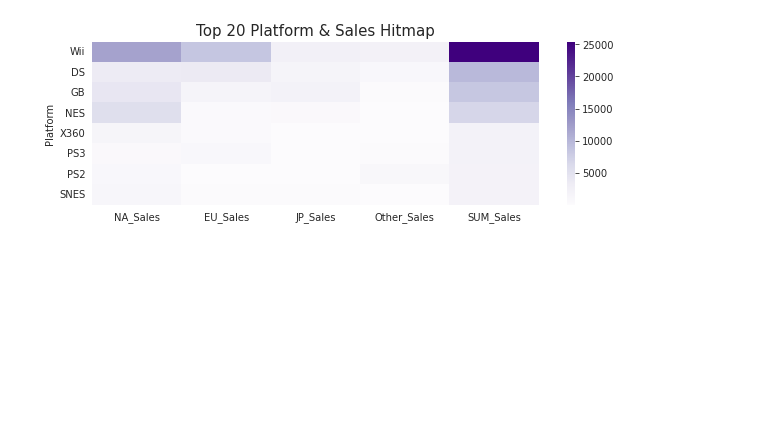
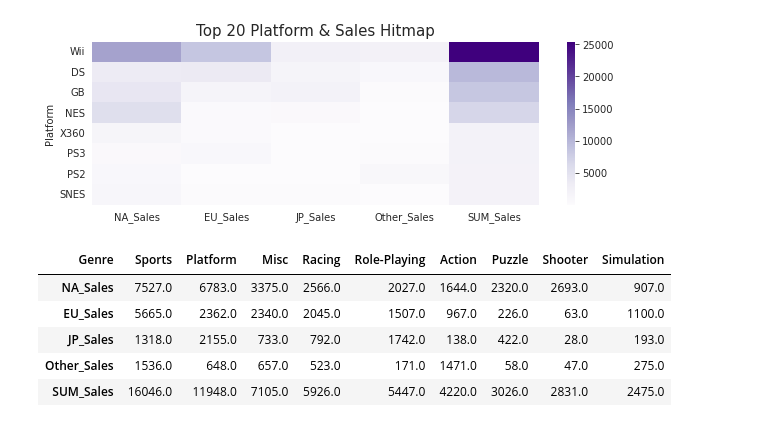
Before and after one commit to MinsooKwak/Project, a Jupyter notebook: AI_07_곽민수_Project1.ipynb, the cells around one changed output. Cells and saved outputs as stored; diff of their text form; code cells hidden in the pictures; blank space fills up the shorter version.

```diff
--- a/AI_07_곽민수_Project1.ipynb
+++ b/AI_07_곽민수_Project1.ipynb
@@ -2536,3 +2536,17 @@ sns.heatmap(gb2_platform_rank,cmap='Purples')
 # %% [output]
 <matplotlib.axes._subplots.AxesSubplot at 0x...>
 [figure]
+# %%
+gb2_genre_rank= upper_twothousand.groupby('Genre').sum()
+gb2_genre_rank = gb2_genre_rank.iloc[:,:]
+gb2_genre_rank = pd.DataFrame(gb2_genre_rank) #새로운 데이터 프레임 생성
+gb2_genre_rank = gb2_genre_rank.sort_values(by='SUM_Sales',ascending=False)
+gb2_genre_rank=gb2_genre_rank.T
+gb2_genre_rank
+# %% [output]
+| Genre | Sports | Platform | Misc | Racing | Role-Playing | Action | Puzzle | Shooter | Simulation |
+| NA_Sales | 7527.0 | 6783.0 | 3375.0 | 2566.0 | 2027.0 | 1644.0 | 2320.0 | 2693.0 | 907.0 |
+| EU_Sales | 5665.0 | 2362.0 | 2340.0 | 2045.0 | 1507.0 | 967.0 | 226.0 | 63.0 | 1100.0 |
+| JP_Sales | 1318.0 | 2155.0 | 733.0 | 792.0 | 1742.0 | 138.0 | 422.0 | 28.0 | 193.0 |
+| Other_Sales | 1536.0 | 648.0 | 657.0 | 523.0 | 171.0 | 1471.0 | 58.0 | 47.0 | 275.0 |
+| SUM_Sales | 16046.0 | 11948.0 | 7105.0 | 5926.0 | 5447.0 | 4220.0 | 3026.0 | 2831.0 | 2475.0 |
```
Also changed, not shown: parts of 3 cells of this notebook.
